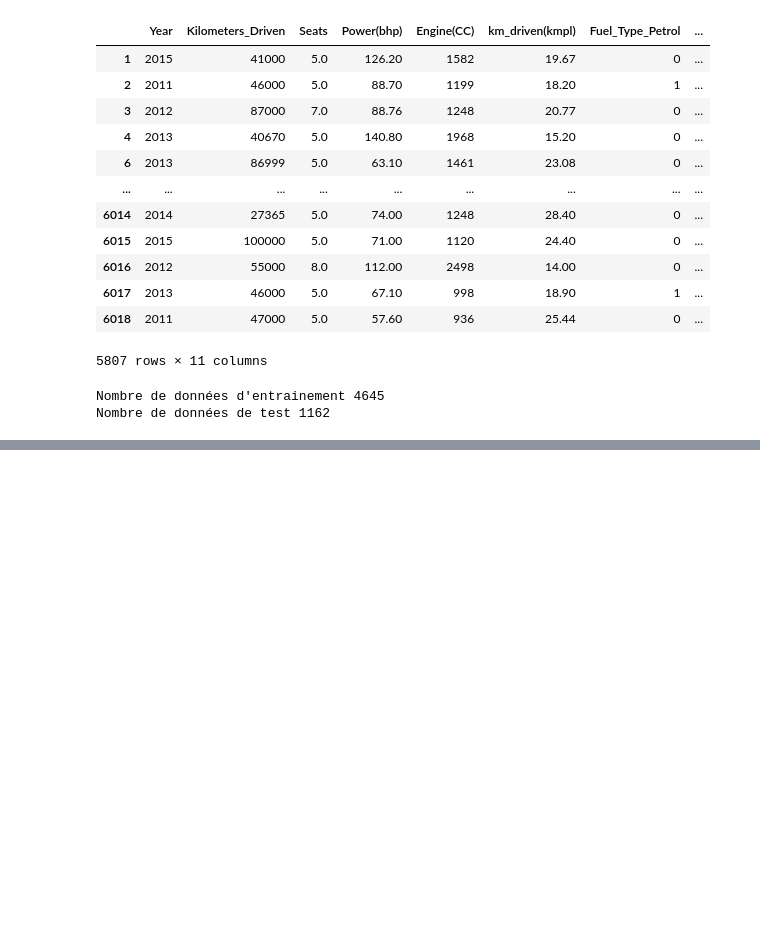
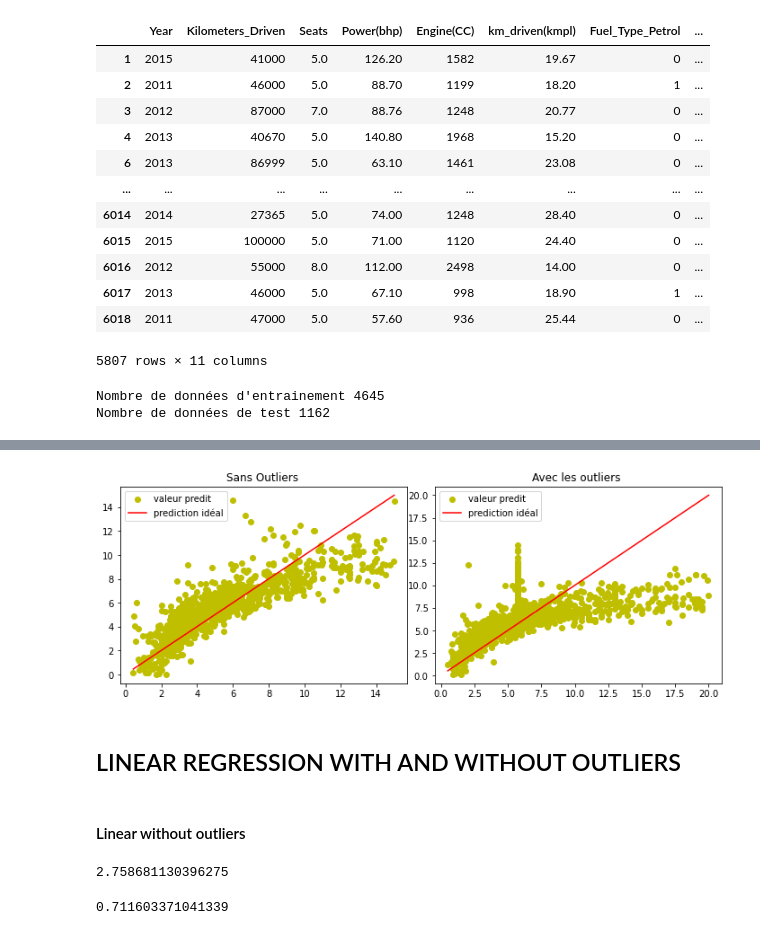
Before and after one commit to hajarison/Data_Analytics_Portfolio, a Jupyter notebook: DATA_PROJECT/002_Car_Price_Pred/Car_Pred_Project_INSI.ipynb, the cells around one changed output, grey strips where cells are left out. Drawn from its saved outputs; the diff is of its cells as text; code cells hidden in the pictures; blank space fills up the shorter version.

Commit message:
Amelioration de Visualisation

```diff
--- a/DATA_PROJECT/002_Car_Price_Pred/Car_Pred_Project_INSI.ipynb
+++ b/DATA_PROJECT/002_Car_Price_Pred/Car_Pred_Project_INSI.ipynb
@@ -1457,0 +1358,4 @@ plt.show()
+# %%
+lasso_model_out=Lasso(0.1)
+lasso_model_out.fit(X_train_out,y_train_out)
+y_pred_out_lasso = lasso_model_out.predict(X_test_out)
@@ -1457,0 +1428,29 @@ plt.show()
+# %%
+lasso_model=Lasso(0.1)
+lasso_model.fit(X_train,y_train)
+y_pred = lasso_model.predict(X_test)
+# %%
+plt.figure(figsize=(10, 7))
+
+pourcentage_Fuel= data_clean['Fuel_Type'].value_counts(normalize=True)*100
+plt.subplot(2, 2, 1)  # (filas, columnas, índice)
+plt.scatter(y_test,abs(y_pred),color='y')
+plt.plot([min(y_test),max(y_test)],[min(y_test),max(y_test)],linestyle='solid',color='r')
+plt.legend(['valeur predit','prediction idéal'])
+plt.title('Sans Outliers ')
+
+
+plt.subplot(2, 2, 2)  # (filas, columnas, índice)
+plt.scatter(y_test_out,abs(y_pred_out_lasso),color='y')
+plt.plot([min(y_test_out),max(y_test_out)],[min(y_test_out),max(y_test_out)],linestyle='solid',color='r')
+plt.legend(['valeur predit','prediction idéal'])
+plt.title('Avec les outliers ')
+
+plt.tight_layout()
+plt.show()
+# %% [output]
+[figure, added]
+# %% [markdown]
+##  LINEAR REGRESSION WITH AND WITHOUT OUTLIERS
+# %% [markdown]
+#### Linear without outliers
@@ -1457,0 +1461,10 @@ plt.show()
+# %%
+mse_linear= mean_squared_error(y_test,predictions)
+mse_linear
+# %% [output]
+2.758681130396275
+# %%
+r2_linear=r2_score(y_test,predictions)
+r2_linear
+# %% [output]
+0.711603371041339
```
Also changed, not shown: parts of 44 cells of this notebook.
